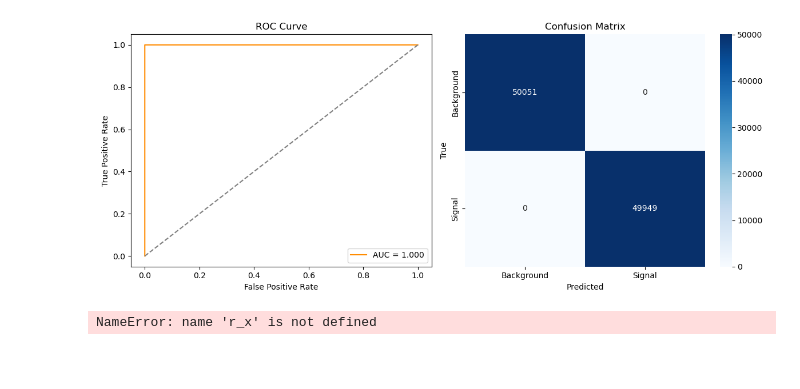
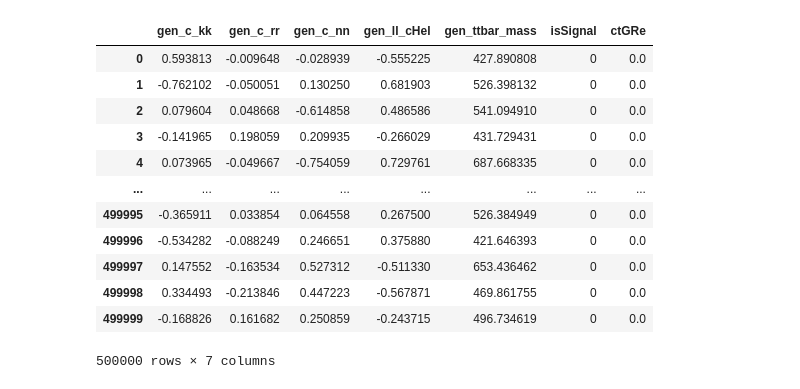
Before and after one commit to SantoshBh137/Purdue_Analysis_EFT, a Jupyter notebook: EFT_ML/ML_EFT_SM.ipynb, the cells around one changed output. Drawn from its saved outputs; the diff is of its cells as text; code cells hidden in the pictures; blank space fills up the shorter version.

```diff
--- a/EFT_ML/ML_EFT_SM.ipynb
+++ b/EFT_ML/ML_EFT_SM.ipynb
@@ -97,4 +7,0 @@ Epoch 10/10 - Validation loss: 0.0000
-# %%
-classifier.evaluate_model()
-# %% [output]
-[figure, removed]
@@ -103,12 +8,53 @@ classifier.plot_llr_2d(eft_point=[2.0], x1="gen_ttbar_mass", x2="gen_ll_cHel")
-# %%
-import matplotlib.pyplot as plt
-import numpy as np
-# Optional: plot log-likelihood ratio histogram
-plt.hist(np.log(r_x), bins=50, alpha=0.7, label="log LLR")
-plt.xlabel("log likelihood ratio (log r(x))")
-plt.ylabel("Events")
-plt.title("Classifier-based Likelihood Ratio")
-plt.legend()
-plt.show()
-# %% [output]
-NameError: name 'r_x' is not defined
+# %%
+import pandas as pd
+import numpy as np
+eft_points = [
+    {
+        "file": "picklefile/sample_SM_ctgRe0.pkl",
+        "wcs": {"ctGRe": 0.0}
+    },
+    {
+        "file": "picklefile/sample_EFT_ctgRe2.pkl",
+        "wcs": {"ctGRe": 2.0}
+    }
+]
+gen_vars = ["gen_c_kk", "gen_c_rr", "gen_c_nn", "gen_ll_cHel", "gen_ttbar_mass"]
+
+def load_gen_pkl(file_path, eft_point_dict, gen_vars, label, max_events=500000):
+    df_all = pd.read_pickle(file_path)["gen"]
+    df = df_all[gen_vars].copy()
+    df = df.sample(n=min(len(df), max_events), random_state=42)
+    df["isSignal"] = label
+    for wc, val in eft_point_dict.items():
+        df[wc] = val
+    return df
+
+# ——————————————
+# 2. Prepare full dataset
+# ——————————————
+def prepare_dataset(eft_points, gen_vars):
+    dfs = []
+    coeffs = list(eft_points[0]["wcs"].keys())
+    for p in eft_points:
+        label = 0 if all(v == 0.0 for v in p["wcs"].values()) else 1
+        dfs.append(load_gen_pkl(p["file"], p["wcs"], gen_vars, label))
+    df = pd.concat(dfs, ignore_index=True)
+    return df, coeffs
+
+df, coeff_names =prepare_dataset(eft_points, gen_vars)
+# %%
+df[0:500000]
+# %% [output]
+|  | gen_c_kk | gen_c_rr | gen_c_nn | gen_ll_cHel | gen_ttbar_mass | isSignal | ctGRe |
+| 0 | 0.593813 | -0.009648 | -0.028939 | -0.555225 | 427.890808 | 0 | 0.0 |
+| 1 | -0.762102 | -0.050051 | 0.130250 | 0.681903 | 526.398132 | 0 | 0.0 |
+| 2 | 0.079604 | 0.048668 | -0.614858 | 0.486586 | 541.094910 | 0 | 0.0 |
+| 3 | -0.141965 | 0.198059 | 0.209935 | -0.266029 | 431.729431 | 0 | 0.0 |
+| 4 | 0.073965 | -0.049667 | -0.754059 | 0.729761 | 687.668335 | 0 | 0.0 |
+| ... | ... | ... | ... | ... | ... | ... | ... |
+| 499995 | -0.365911 | 0.033854 | 0.064558 | 0.267500 | 526.384949 | 0 | 0.0 |
+| 499996 | -0.534282 | -0.088249 | 0.246651 | 0.375880 | 421.646393 | 0 | 0.0 |
+| 499997 | 0.147552 | -0.163534 | 0.527312 | -0.511330 | 653.436462 | 0 | 0.0 |
+| 499998 | 0.334493 | -0.213846 | 0.447223 | -0.567871 | 469.861755 | 0 | 0.0 |
+| 499999 | -0.168826 | 0.161682 | 0.250859 | -0.243715 | 496.734619 | 0 | 0.0 |
+500000 rows × 7 columns
```
Also changed, not shown: parts of 9 cells of this notebook, 20 other files.
